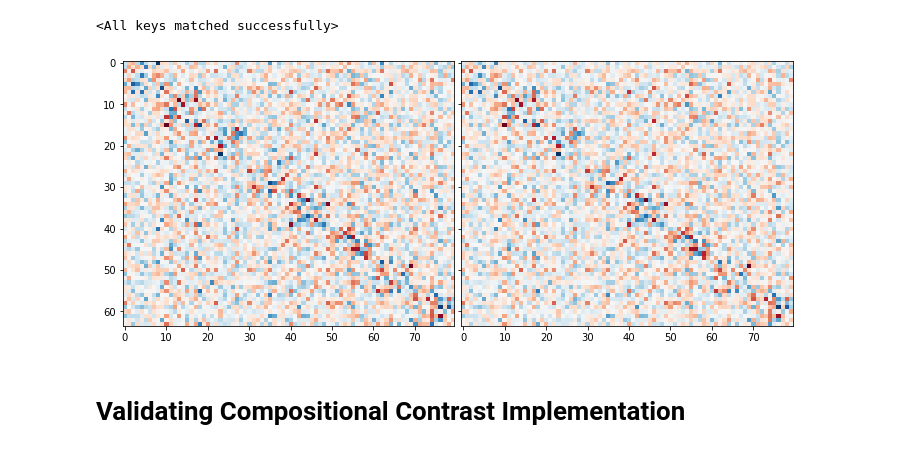
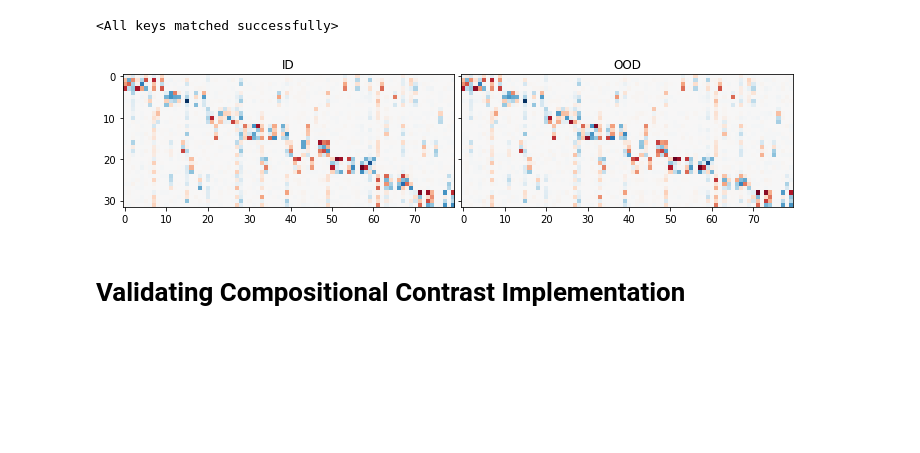
Before and after one commit to brendel-group/compositional-ood-generalization, a Jupyter notebook: experiments.ipynb, the cells around one changed output. Cells and saved outputs as stored; diff of their text form; code cells hidden in the pictures; blank space fills up the shorter version.

```diff
--- a/experiments.ipynb
+++ b/experiments.ipynb
@@ -41,7 +41,7 @@ import pickle as pk
 import seaborn as sb
 import pandas as pd
 
-with open(r'res/202209161609_gs__reg_weights/df.pkl', 'rb') as f:
+with open(r'res/gs__reg_weights/df.pkl', 'rb') as f:
     df = pk.load(f)
 # %%
 fg = sb.relplot(data=df.loc[(df['n samples'] > 0)], x='n samples', y='val', hue='model', col='metric', row='domain', facet_kws={'sharey': False, 'sharex': True})
@@ -66,11 +68,11 @@ import torch
 from models import MLP
 dev = torch.device('cuda:0')
 
-k, l, m = 8, 8, 10
+k, l, m = 8, 4, 10
 mlp = MLP(k, l, m).to(dev)
-mlp.load_state_dict(torch.load(r'res/gs__reg_weights/k8l8m10_diag02_MLP.pth'))
+mlp.load_state_dict(torch.load(r'res/gs__reg_weights/k8l4m10_diag02_MLP.pth'))
 mlp_cc = MLP(k, l, m).to(dev)
-mlp_cc.load_state_dict(torch.load(r'res/gs__reg_weights/k8l8m10_diag02_MLP0001ccn.pth'))
+mlp_cc.load_state_dict(torch.load(r'res/gs__reg_weights/k8l4m10_diag02_MLP0001ccn.pth'))
 # %% [output]
 <All keys matched successfully>
 # %%
@@ -78,33 +80,35 @@ from utils import load_config
 from data import Generator, build_datasets, BatchDataLoader
 cfg = load_config(r'res/gs__reg_weights/cfg.yml')
 
-generator = Generator(**cfg['generators'][1])
+generator = Generator(**cfg['generators'][0])
 datasets = build_datasets(generator, **cfg['datasets'][0])
 _, ldr_id, ldr_ood, ldr_rand = [BatchDataLoader(dataset, 64) for dataset in datasets]
 # %%
 import matplotlib.pyplot as plt
 from matplotlib import colors
 from mpl_toolkits.axes_grid1 import ImageGrid
 import functorch
 
 fig = plt.figure(figsize=(12., 24.))
 grid = ImageGrid(fig, 111,  # similar to subplot(111)
                  nrows_ncols=(1, 2),  # creates 2x2 grid of axes
                  axes_pad=0.1,  # pad between axes in inch.
                  )
 
 iter_id = ldr_id.__iter__()
 iter_ood = ldr_ood.__iter__()
 for i, ax in enumerate(grid):
     if i % 2 == 0:
+        ax.set_title('ID')
         x = iter_id.next()[0].flatten(1).to(dev)
-        jac = functorch.vmap(functorch.jacrev(mlp))(x)[0, ...].detach().cpu()
+        jac = functorch.vmap(functorch.jacrev(mlp_cc))(x)[0, ...].detach().cpu()
     else:
+        ax.set_title('OOD')
         x = iter_ood.next()[0].flatten(1).to(dev)
-        jac = functorch.vmap(functorch.jacrev(mlp))(x)[0, ...].detach().cpu()
+        jac = functorch.vmap(functorch.jacrev(mlp_cc))(x)[0, ...].detach().cpu()
     ax.imshow(jac, cmap='RdBu', norm=colors.TwoSlopeNorm(0))
 # %% [output]
-[figure, old version]
+[figure, new version]
 # %% [markdown]
 # Validating Compositional Contrast Implementation
 # %%
```
Also changed, not shown: parts of 1 cell of this notebook, 4 other files.
